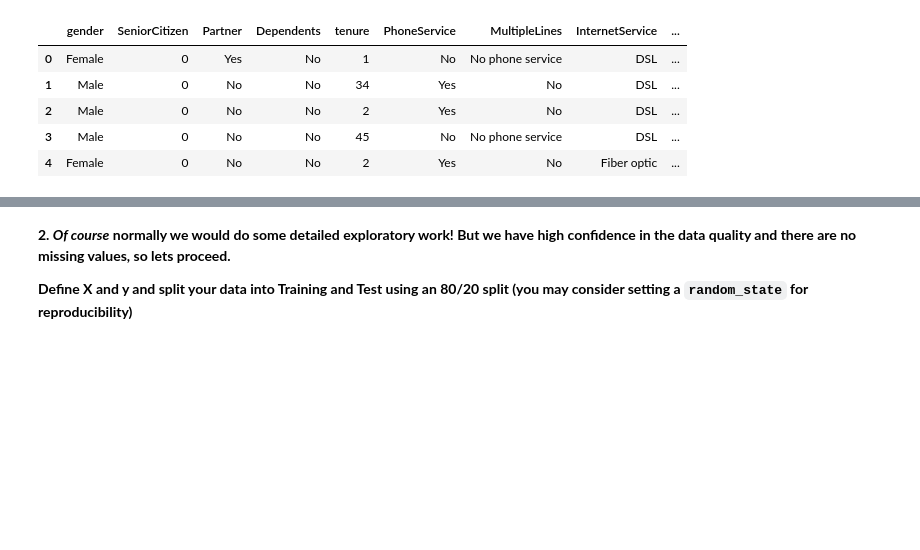
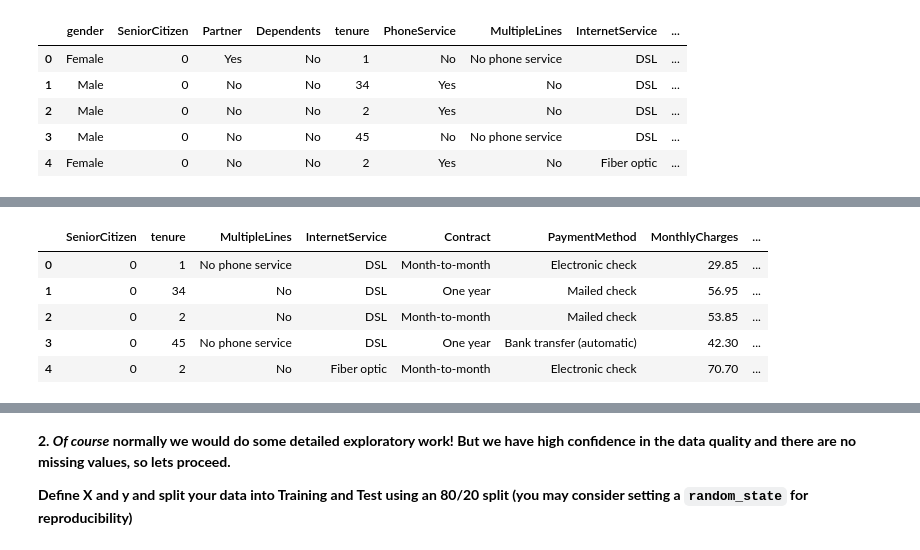
Before and after one commit to DotBion/techgb2336-dataSciBiz, a Jupyter notebook: Copy_of_HW3.ipynb, the cells around one changed output, grey strips where cells are left out. Drawn from its saved outputs; the diff is of its cells as text; code cells hidden in the pictures; blank space fills up the shorter version.

```diff
--- a/Copy_of_HW3.ipynb
+++ b/Copy_of_HW3.ipynb
@@ -50,0 +180,15 @@ df.head()
+# %%
+# prompt: drop columns StreamingMovies_No internet service, StreamingTV_No internet service, TechSupport_No internet service, DeviceProtection_No internet service, OnlineBackup_No internet service, OnlineSecurity_No internet service
+
+# Assuming df is already loaded and processed as in the previous code
+
+columns_to_drop = ['StreamingMovies_No internet service',
+                   'StreamingTV_No internet service',
+                   'TechSupport_No internet service',
+                   'DeviceProtection_No internet service',
+                   'OnlineBackup_No internet service',
+                   'OnlineSecurity_No internet service']
+
+df = df.drop(columns=columns_to_drop, errors='ignore')
+
+print(df.head())
@@ -50,0 +213,11 @@ df.head()
+# %%
+# prompt: map the values true false to 0 and 1
+
+#import pandas as pd
+
+# Assuming df is already loaded and processed as in the previous code
+
+# Map 'Churn' values: 'Yes' to 1, 'No' to 0
+df['Churn'] = df['Churn'].map({'Yes': 1, 'No': 0})
+
+print(df.head())
@@ -50,0 +242,9 @@ df.head()
+# %%
+df.head()
+# %% [output]
+|  | SeniorCitizen | tenure | MultipleLines | InternetService | Contract | PaymentMethod | MonthlyCharges | ... |
+| 0 | 0 | 1 | No phone service | DSL | Month-to-month | Electronic check | 29.85 | ... |
+| 1 | 0 | 34 | No | DSL | One year | Mailed check | 56.95 | ... |
+| 2 | 0 | 2 | No | DSL | Month-to-month | Mailed check | 53.85 | ... |
+| 3 | 0 | 45 | No phone service | DSL | One year | Bank transfer (automatic) | 42.30 | ... |
+| 4 | 0 | 2 | No | Fiber optic | Month-to-month | Electronic check | 70.70 | ... |
```
Also changed, not shown: parts of 15 cells of this notebook.
